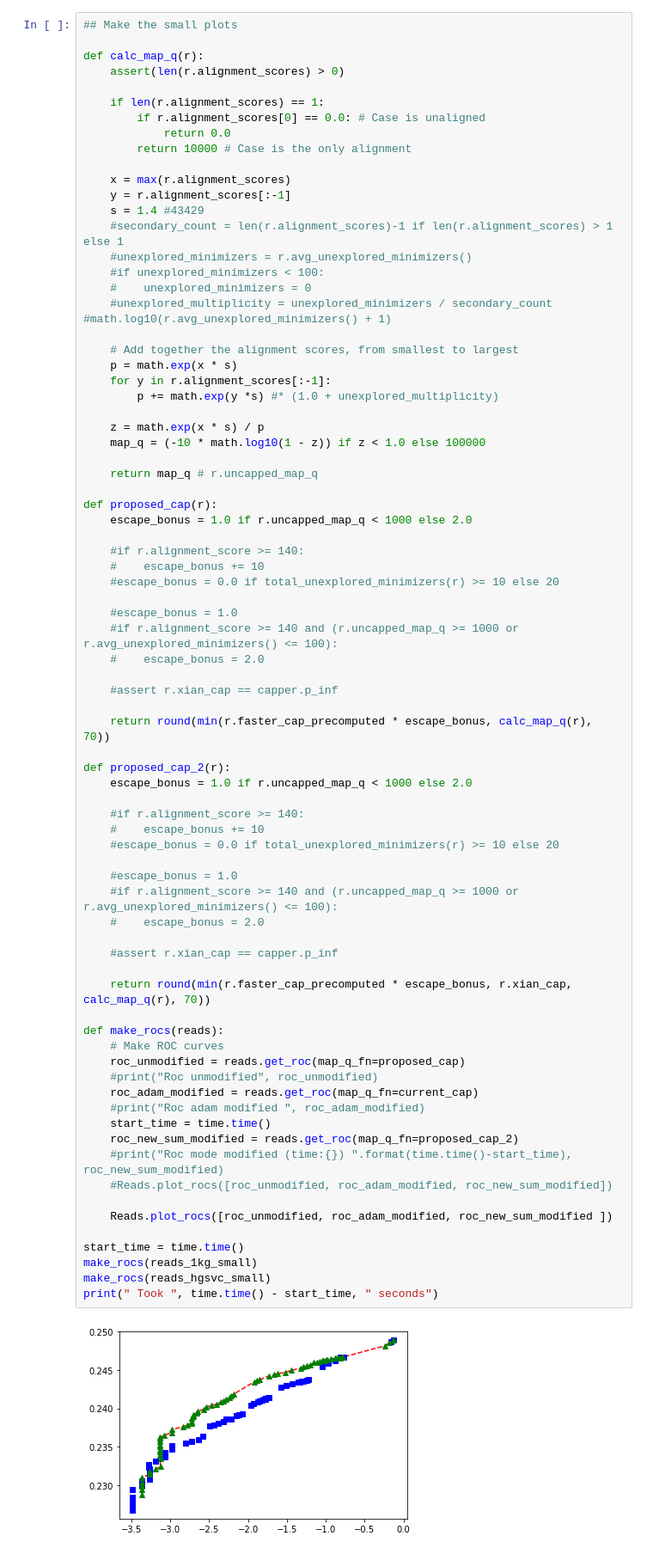
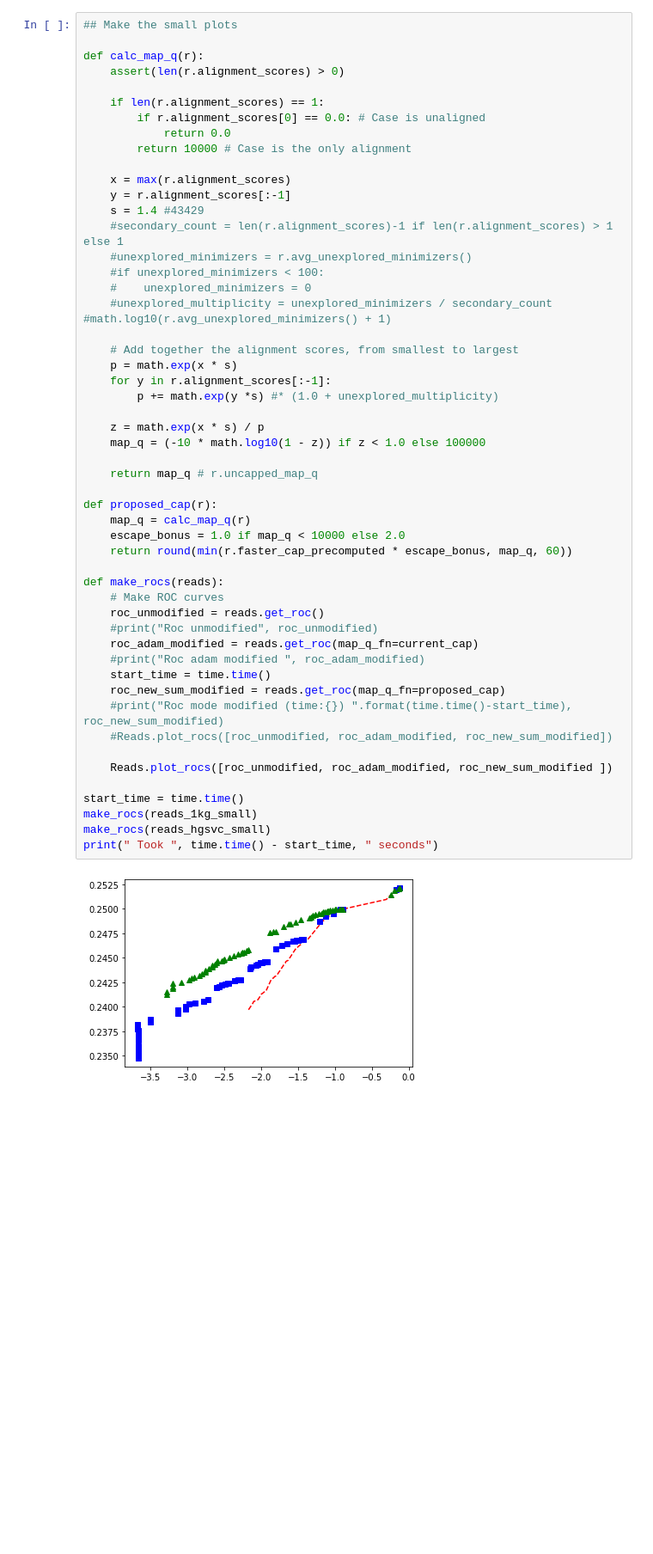
Before and after one commit to xchang1/giraffeCapExperiments, a Jupyter notebook: capper_rocs.ipynb, the cells around one changed output. Shown: that part at 86% size. Drawn from its saved outputs; the diff is of its cells as text; blank space fills up the shorter version.

Commit message:
Proposed caps for both paired and single end.

```diff
--- a/capper_rocs.ipynb
+++ b/capper_rocs.ipynb
@@ -57,61 +57,36 @@ def calc_map_q(r):
     #unexplored_multiplicity = unexplored_minimizers / secondary_count #math.log10(r.avg_unexplored_minimizers() + 1)
 
     # Add together the alignment scores, from smallest to largest
     p = math.exp(x * s)
     for y in r.alignment_scores[:-1]:
         p += math.exp(y *s) #* (1.0 + unexplored_multiplicity)
 
     z = math.exp(x * s) / p
     map_q = (-10 * math.log10(1 - z)) if z < 1.0 else 100000
 
     return map_q # r.uncapped_map_q
 
 def proposed_cap(r):
-    escape_bonus = 1.0 if r.uncapped_map_q < 1000 else 2.0
-
-    #if r.alignment_score >= 140:
-    #    escape_bonus += 10
-    #escape_bonus = 0.0 if total_unexplored_minimizers(r) >= 10 else 20
-
-    #escape_bonus = 1.0
-    #if r.alignment_score >= 140 and (r.uncapped_map_q >= 1000 or r.avg_unexplored_minimizers() <= 100):
-    #    escape_bonus = 2.0
-
-    #assert r.xian_cap == capper.p_inf
-
-    return round(min(r.faster_cap_precomputed * escape_bonus, calc_map_q(r), 70))
-
-def proposed_cap_2(r):
-    escape_bonus = 1.0 if r.uncapped_map_q < 1000 else 2.0
-
-    #if r.alignment_score >= 140:
-    #    escape_bonus += 10
-    #escape_bonus = 0.0 if total_unexplored_minimizers(r) >= 10 else 20
-
-    #escape_bonus = 1.0
-    #if r.alignment_score >= 140 and (r.uncapped_map_q >= 1000 or r.avg_unexplored_minimizers() <= 100):
-    #    escape_bonus = 2.0
-
-    #assert r.xian_cap == capper.p_inf
-
-    return round(min(r.faster_cap_precomputed * escape_bonus, r.xian_cap, calc_map_q(r), 70))
+    map_q = calc_map_q(r)
+    escape_bonus = 1.0 if map_q < 10000 else 2.0
+    return round(min(r.faster_cap_precomputed * escape_bonus, map_q, 60))
 
 def make_rocs(reads):
     # Make ROC curves
-    roc_unmodified = reads.get_roc(map_q_fn=proposed_cap)
+    roc_unmodified = reads.get_roc()
     #print("Roc unmodified", roc_unmodified)
     roc_adam_modified = reads.get_roc(map_q_fn=current_cap)
     #print("Roc adam modified ", roc_adam_modified)
     start_time = time.time()
-    roc_new_sum_modified = reads.get_roc(map_q_fn=proposed_cap_2)
+    roc_new_sum_modified = reads.get_roc(map_q_fn=proposed_cap)
     #print("Roc mode modified (time:{}) ".format(time.time()-start_time), roc_new_sum_modified)
     #Reads.plot_rocs([roc_unmodified, roc_adam_modified, roc_new_sum_modified])
 
     Reads.plot_rocs([roc_unmodified, roc_adam_modified, roc_new_sum_modified ])
 
 start_time = time.time()
 make_rocs(reads_1kg_small)
 make_rocs(reads_hgsvc_small)
 print(" Took ", time.time() - start_time, " seconds")
 # %% [output]
-[figure, old version]
+[figure, new version]
```
Also changed, not shown: parts of 4 cells of this notebook, 2 other files.
